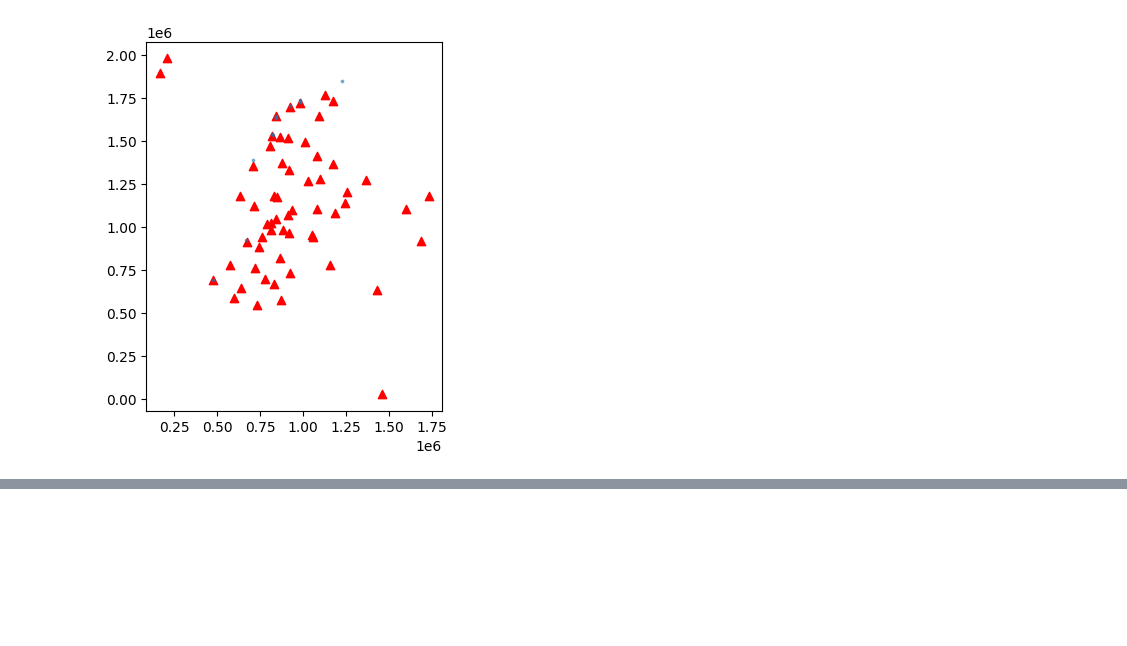
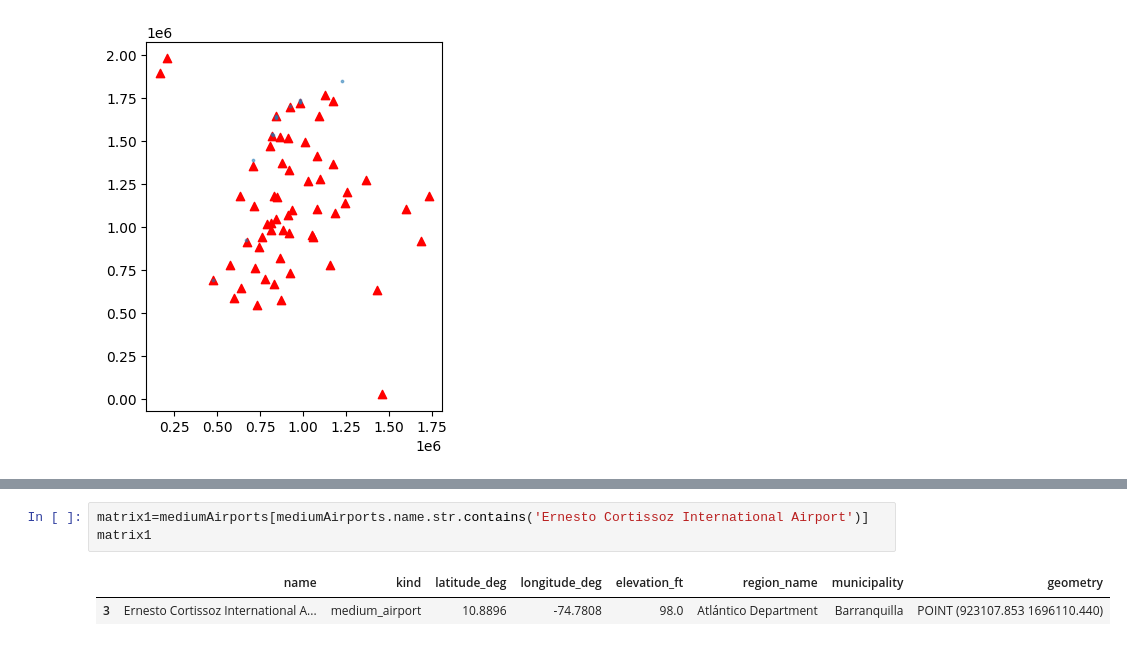
Before and after one commit to ZairaYacsavilca/efinal_parte1, a Jupyter notebook: Untitled.ipynb, the cells around one changed output, grey strips where cells are left out. Saved outputs shown, nothing was run; the diff lists cells and outputs as text; blank space fills up the shorter version.

```diff
--- a/Untitled.ipynb
+++ b/Untitled.ipynb
@@ -120 +177,7 @@ sort_index(axis=0).sort_index(axis=1)
+# %%
+matrix1=mediumAirports[mediumAirports.name.str.contains('Ernesto Cortissoz International Airport')]
+matrix1
+# %% [output]
+|  | name | kind | latitude_deg | longitude_deg | elevation_ft | region_name | municipality | geometry |
+| 3 | Ernesto Cortissoz International A... | medium_airport | 10.8896 | -74.7808 | 98.0 | Atlántico Department | Barranquilla | POINT (923107.853 1696110.440) |
 # %%
```
Also changed, not shown: parts of 14 cells of this notebook.
